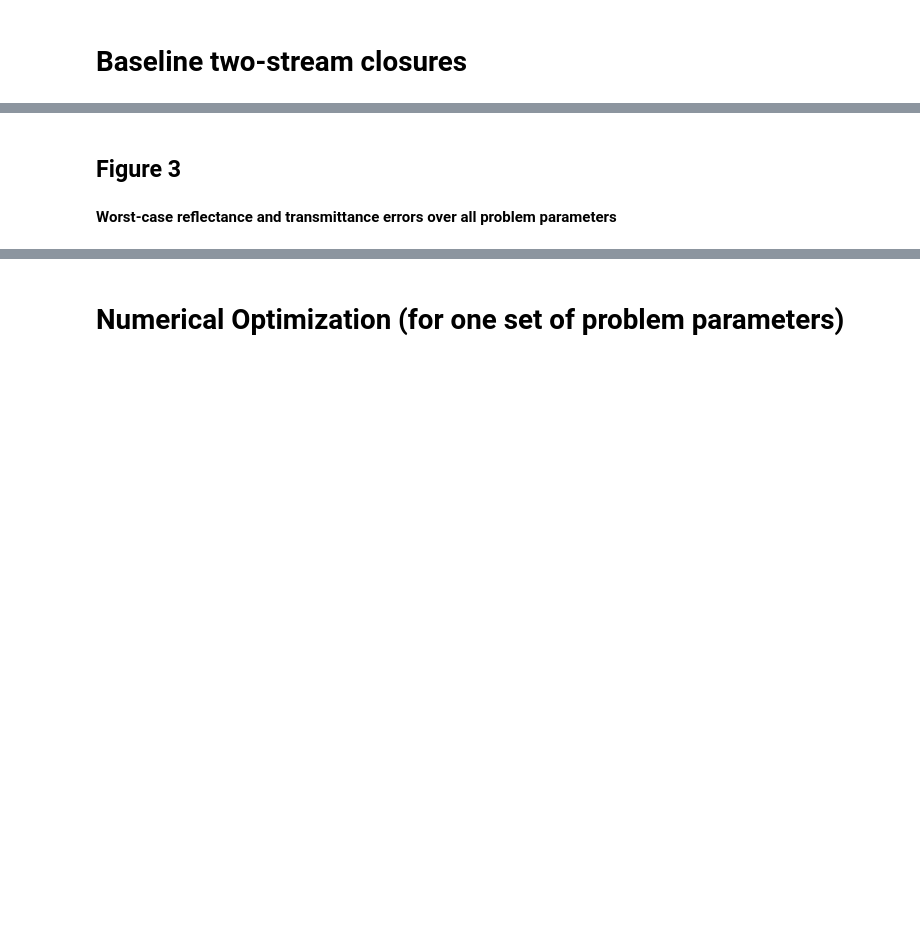
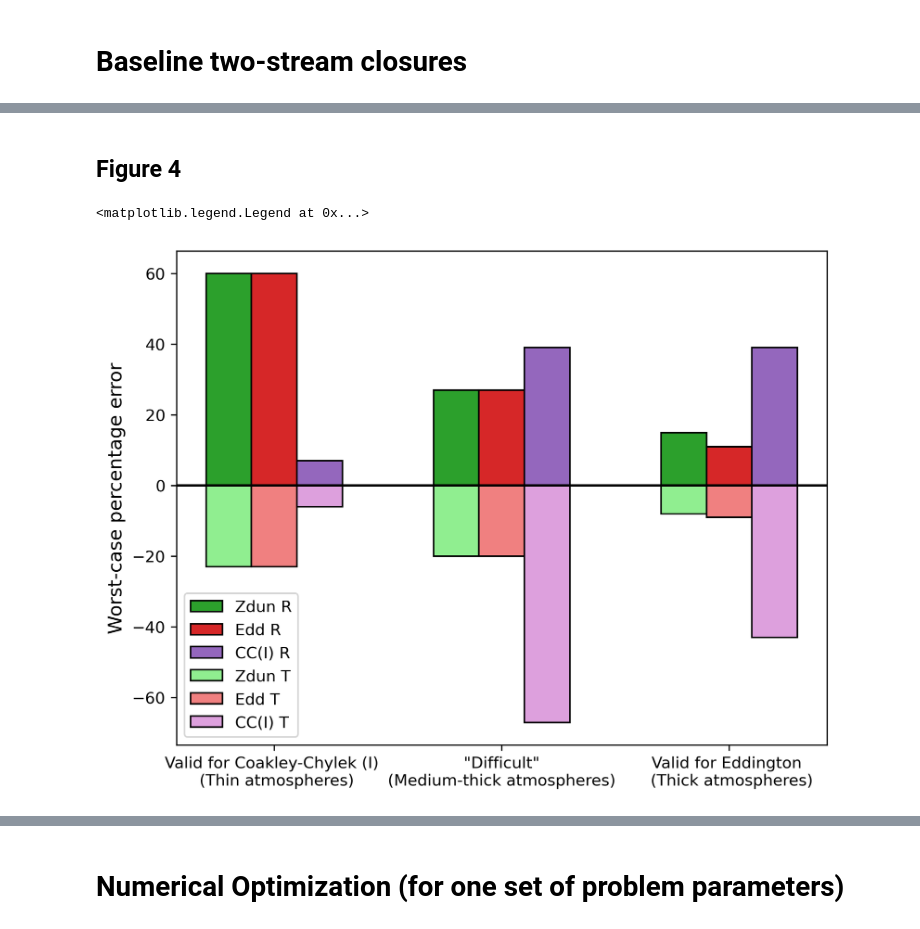
Before and after one commit to LDEO-CREW/Two-streams_revisited_code, a Jupyter notebook: Two-stream_revisited_code.ipynb, the cells around one changed output, grey strips where cells are left out. Drawn from its saved outputs; the diff is of its cells as text; code cells hidden in the pictures; blank space fills up the shorter version.

```diff
--- a/Two-stream_revisited_code.ipynb
+++ b/Two-stream_revisited_code.ipynb
@@ -866,22 +929,22 @@ print(
 # %% [markdown]
-## Figure 3
+## Figure 4
 # %%
-# Bar chart of baseline two-stream closure errors (Fig. 3); data must be manually keyed
+# Baseline two-stream closure errors with respect to Henyey-Greenstein (Fig. 4); data must be manually keyed
 baseline_methods = (
-    "Valid for Coakley-Chylek (I) \n (Thin atmosphere)",
-    """ "Difficult" \n (Medium-thick atmosphere) """,
-    "Valid for Eddington \n (Thick atmosphere)",
+    "Valid for Coakley-Chylek (I) \n (Thin atmospheres)",
+    """ "Difficult" \n (Medium-thick atmospheres) """,
+    "Valid for Eddington \n (Thick atmospheres)",
 )
 R = {
-    "Zdun": (60, 27, 15),
-    "Edd": (60, 27, 11),
-    "CC(I)": (7, 39, 39),
+    "Zdun R": (60, 27, 15),
+    "Edd R": (60, 27, 11),
+    "CC(I) R": (7, 39, 39),
 }
 
 T = {
-    "Zdun": (-23, -20, -8),
-    "Edd": (-23, -20, -9),
-    "CC(I)": (-6, -67, -43),
+    "Zdun T": (-23, -20, -8),
+    "Edd T": (-23, -20, -9),
+    "CC(I) T": (-6, -67, -43),
 }
 
 x = np.arange(len(baseline_methods))  # the label locations
@@ -891,33 +954,35 @@ multiplier = 0
 fig, ax = plt.subplots(layout="constrained", dpi=300)
 
 for attribute, measurement in R.items():
     offset = width * multiplier
     rects = ax.bar(
         x + offset,
         measurement,
         width,
         label=attribute,
         edgecolor="black",
         color=colors[multiplier + 2],
     )
     multiplier += 1
 
 multiplier = 0
 bottom_index = 0
 for attribute, measurement in T.items():
     offset = width * multiplier
     rects = ax.bar(
         x + offset,
         measurement,
         width,
         label=attribute,
         edgecolor="black",
         color=["lightgreen", "lightcoral", "plum"][multiplier],
     )
     multiplier += 1
 
-ax.set_ylabel("Worst-Case Percentage Error", fontsize=12)
+ax.set_ylabel("Worst-case percentage error", fontsize=12)
 ax.set_xticks(x + width, baseline_methods)
 plt.axhline(0, color="black")
+plt.legend()
+# %% [output]
+<matplotlib.legend.Legend at 0x...>
+[figure, added]
-# %% [markdown]
-**Worst-case reflectance and transmittance errors over all problem parameters**
```
Also changed, not shown: parts of 43 cells of this notebook, 5 other files.
